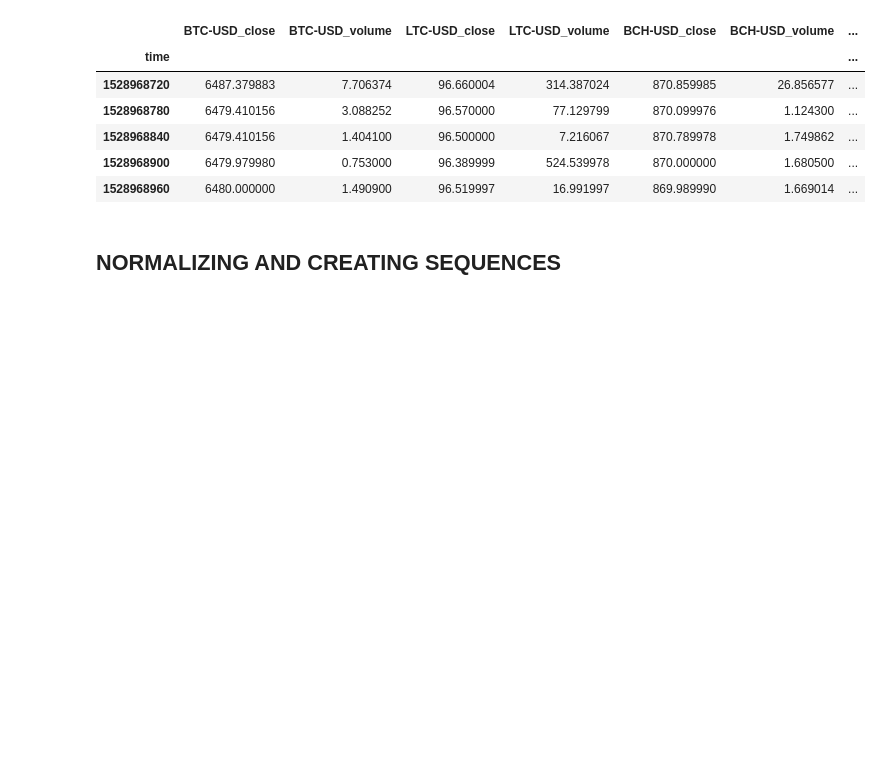
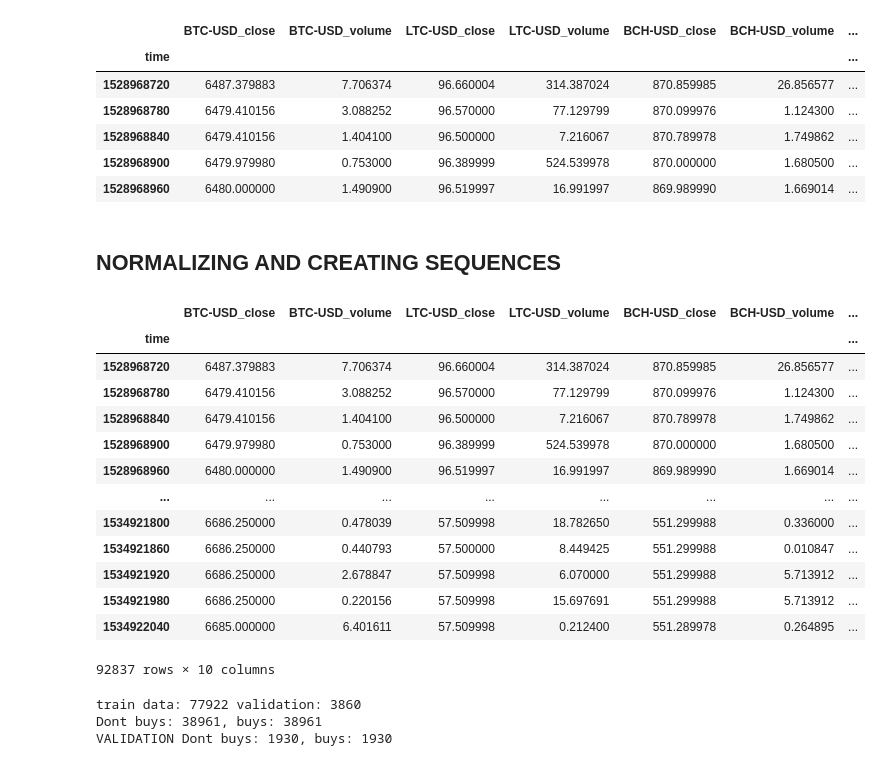
Before and after one commit to anson10/Deep-Learning-Journey, a Jupyter notebook: CryptoCurrency-Prediction/crypto-pred.ipynb, the cells around one changed output. Cells and saved outputs as stored; diff of their text form; code cells hidden in the pictures; blank space fills up the shorter version.

```diff
--- a/CryptoCurrency-Prediction/crypto-pred.ipynb
+++ b/CryptoCurrency-Prediction/crypto-pred.ipynb
@@ -101,6 +101,23 @@ last_5pct = times[-int(0.05*len(times))]
 
 validation_df = merged_df[(merged_df.index >= last_5pct)]
 merged_df = merged_df[(merged_df.index < last_5pct)]
+# %%
+merged_df
+# %% [output]
+|  | BTC-USD_close | BTC-USD_volume | LTC-USD_close | LTC-USD_volume | BCH-USD_close | BCH-USD_volume | ... |
+| time |  |  |  |  |  |  | ... |
+| 1528968720 | 6487.379883 | 7.706374 | 96.660004 | 314.387024 | 870.859985 | 26.856577 | ... |
+| 1528968780 | 6479.410156 | 3.088252 | 96.570000 | 77.129799 | 870.099976 | 1.124300 | ... |
+| 1528968840 | 6479.410156 | 1.404100 | 96.500000 | 7.216067 | 870.789978 | 1.749862 | ... |
+| 1528968900 | 6479.979980 | 0.753000 | 96.389999 | 524.539978 | 870.000000 | 1.680500 | ... |
+| 1528968960 | 6480.000000 | 1.490900 | 96.519997 | 16.991997 | 869.989990 | 1.669014 | ... |
+| ... | ... | ... | ... | ... | ... | ... | ... |
+| 1534921800 | 6686.250000 | 0.478039 | 57.509998 | 18.782650 | 551.299988 | 0.336000 | ... |
+| 1534921860 | 6686.250000 | 0.440793 | 57.500000 | 8.449425 | 551.299988 | 0.010847 | ... |
+| 1534921920 | 6686.250000 | 2.678847 | 57.509998 | 6.070000 | 551.299988 | 5.713912 | ... |
+| 1534921980 | 6686.250000 | 0.220156 | 57.509998 | 15.697691 | 551.299988 | 5.713912 | ... |
+| 1534922040 | 6685.000000 | 6.401611 | 57.509998 | 0.212400 | 551.289978 | 0.264895 | ... |
+92837 rows × 10 columns
 # %%
 from sklearn import preprocessing
 import numpy as np
@@ -127,0 +175,11 @@ def preprocessing_df(df):
+# %%
+X_train, y_train = preprocessing_df(merged_df)
+X_val, y_val = preprocessing_df(validation_df)
+
+print(f"train data: {len(X_train)} validation: {len(X_val)}")
+print(f"Dont buys: {y_train.count(0)}, buys: {y_train.count(1)}")
+print(f"VALIDATION Dont buys: {y_val.count(0)}, buys: {y_val.count(1)}")
+# %% [output]
+train data: 77922 validation: 3860
+Dont buys: 38961, buys: 38961
+VALIDATION Dont buys: 1930, buys: 1930
```
Also changed, not shown: parts of 1 cell of this notebook.
